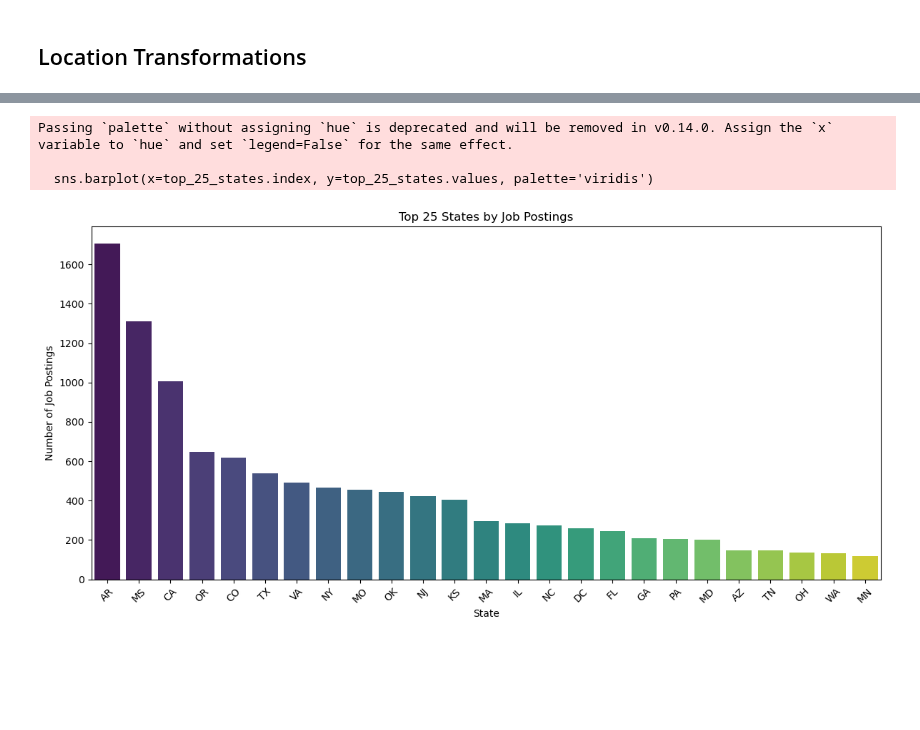
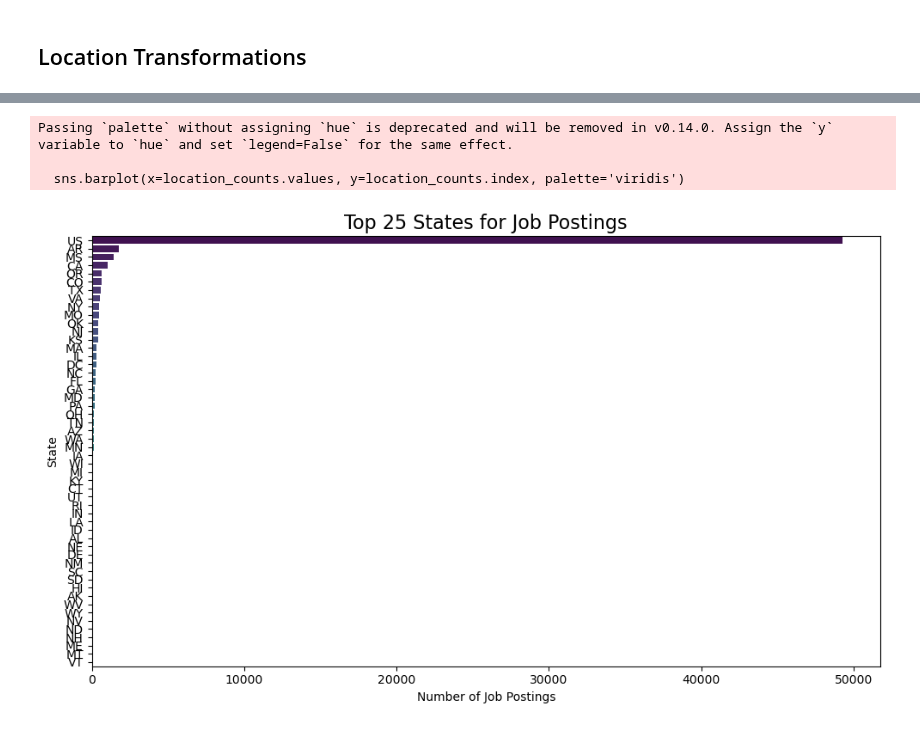
Before and after one commit to dq93/Data_Analyst_Job_Trends, a Jupyter notebook: Code/kev_EDA.ipynb, the cells around one changed output, grey strips where cells are left out. Drawn from its saved outputs; the diff is of its cells as text; code cells hidden in the pictures; blank space fills up the shorter version.

Commit message:
Updated location transformation

```diff
--- a/Code/kev_EDA.ipynb
+++ b/Code/kev_EDA.ipynb
@@ -261,6 +267,16 @@ data['description'] = data['description'].fillna('').astype(str)
+# %%
+valid_states = {
+    'AL', 'AK', 'AZ', 'AR', 'CA', 'CO', 'CT', 'DE', 'FL', 'GA',
+    'HI', 'ID', 'IL', 'IN', 'IA', 'KS', 'KY', 'LA', 'ME', 'MD',
+    'MA', 'MI', 'MN', 'MS', 'MO', 'MT', 'NE', 'NV', 'NH', 'NJ',
+    'NM', 'NY', 'NC', 'ND', 'OH', 'OK', 'OR', 'PA', 'RI', 'SC',
+    'SD', 'TN', 'TX', 'UT', 'VT', 'VA', 'WA', 'WV', 'WI', 'WY',
+    'DC'
+}
 # %%
 def city_state(text):
     matches = re.findall(r'\b([A-Za-z\s]+),\s*([A-Z]{2})\b', text)
+    matches = [(city.strip(), state) for city, state in matches if state in valid_states]
     return matches
 # %%
 data['location_data'] = data['description'].apply(city_state)
@@ -331,0 +378,2 @@ top_25_states = valid_states['state_result'].value_counts().head(25)
+# %%
+data['location_found'] = data['state_result'].apply(lambda x: 'Found' if pd.notnull(x) else 'Unknown')
@@ -331,0 +386,10 @@ top_25_states = valid_states['state_result'].value_counts().head(25)
+# %%
+def classify_us_locations(row):
+    if pd.notnull(row['state_result']):
+        return row['state_result']
+    elif row['location_found'] == 'Unknown':
+        return 'US'
+    else:
+        return None
+
+data['final_location'] = data.apply(classify_us_locations, axis= 1)
@@ -332,14 +416,15 @@ top_25_states = valid_states['state_result'].value_counts().head(25)
 # %%
-plt.figure(figsize=(12, 6))
-sns.barplot(x=top_25_states.index, y=top_25_states.values, palette='viridis')
-plt.title('Top 25 States by Job Postings')
-plt.xlabel('State')
-plt.ylabel('Number of Job Postings')
-plt.xticks(rotation=45)
+location_counts = data['final_location'].value_counts()
+
+plt.figure(figsize=(10, 6))
+sns.barplot(x=location_counts.values, y=location_counts.index, palette='viridis')
+plt.title('Top 25 States for Job Postings', fontsize=16)
+plt.xlabel('Number of Job Postings')
+plt.ylabel('State')
 plt.tight_layout()
 plt.show()
 # %% [output]
-Passing `palette` without assigning `hue` is deprecated and will be removed in v0.14.0. Assign the `x` variable to `hue` and set `legend=False` for the same effect.
+Passing `palette` without assigning `hue` is deprecated and will be removed in v0.14.0. Assign the `y` variable to `hue` and set `legend=False` for the same effect.
 
-  sns.barplot(x=top_25_states.index, y=top_25_states.values, palette='viridis')
+  sns.barplot(x=location_counts.values, y=location_counts.index, palette='viridis')
-[figure, old version]
+[figure, new version]
```
Also changed, not shown: parts of 9 cells of this notebook.
